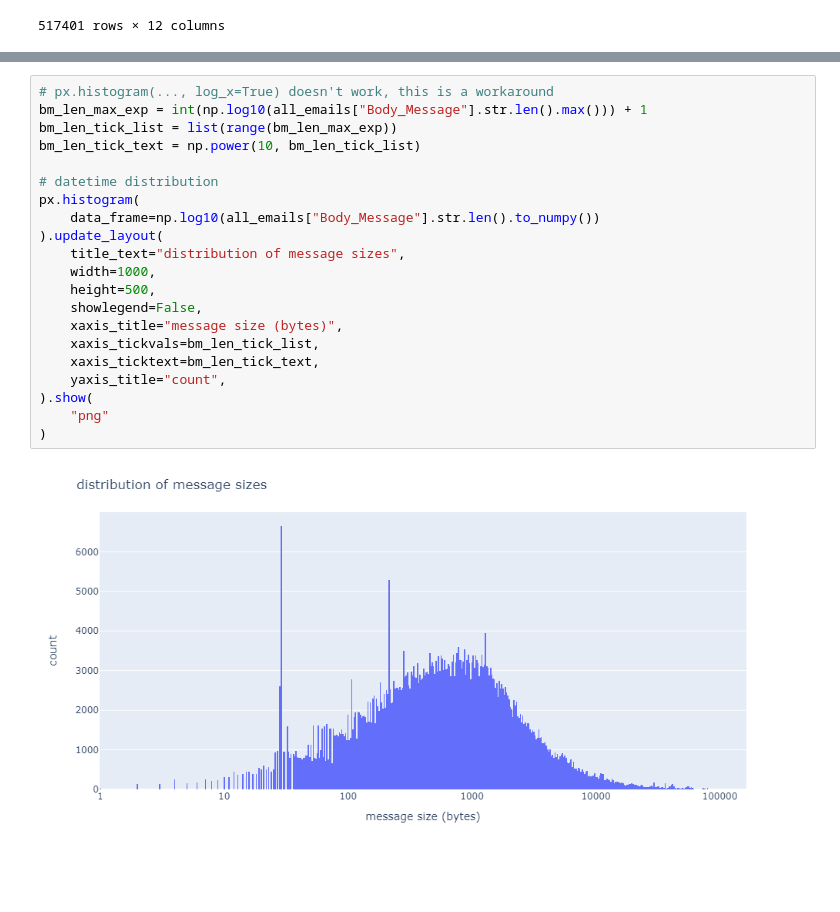
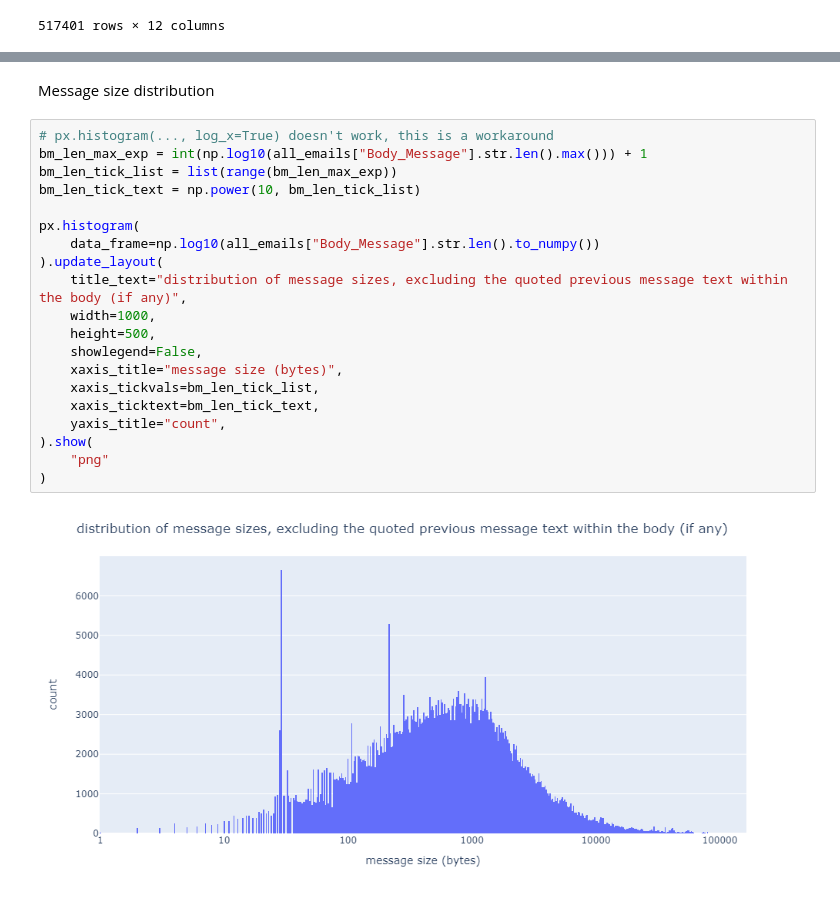
Before and after one commit to FlorinAndrei/enron-sentiment-analysis, a Jupyter notebook: import_mail.ipynb, the cells around one changed output, grey strips where cells are left out. Cells and saved outputs as stored; diff of their text form; blank space fills up the shorter version.

```diff
--- a/import_mail.ipynb
+++ b/import_mail.ipynb
@@ -85,23 +131,24 @@ all_emails[all_emails["Body_Message"].str.len() == 0].shape[0]
+# %% [markdown]
+Message size distribution
 # %%
 # px.histogram(..., log_x=True) doesn't work, this is a workaround
 bm_len_max_exp = int(np.log10(all_emails["Body_Message"].str.len().max())) + 1
 bm_len_tick_list = list(range(bm_len_max_exp))
 bm_len_tick_text = np.power(10, bm_len_tick_list)
 
-# datetime distribution
 px.histogram(
     data_frame=np.log10(all_emails["Body_Message"].str.len().to_numpy())
 ).update_layout(
-    title_text="distribution of message sizes",
+    title_text="distribution of message sizes, excluding the quoted previous message text within the body (if any)",
     width=1000,
     height=500,
     showlegend=False,
     xaxis_title="message size (bytes)",
     xaxis_tickvals=bm_len_tick_list,
     xaxis_ticktext=bm_len_tick_text,
     yaxis_title="count",
 ).show(
     "png"
 )
 # %% [output]
-[figure, old version]
+[figure, new version]
```
Also changed, not shown: parts of 28 cells of this notebook.
